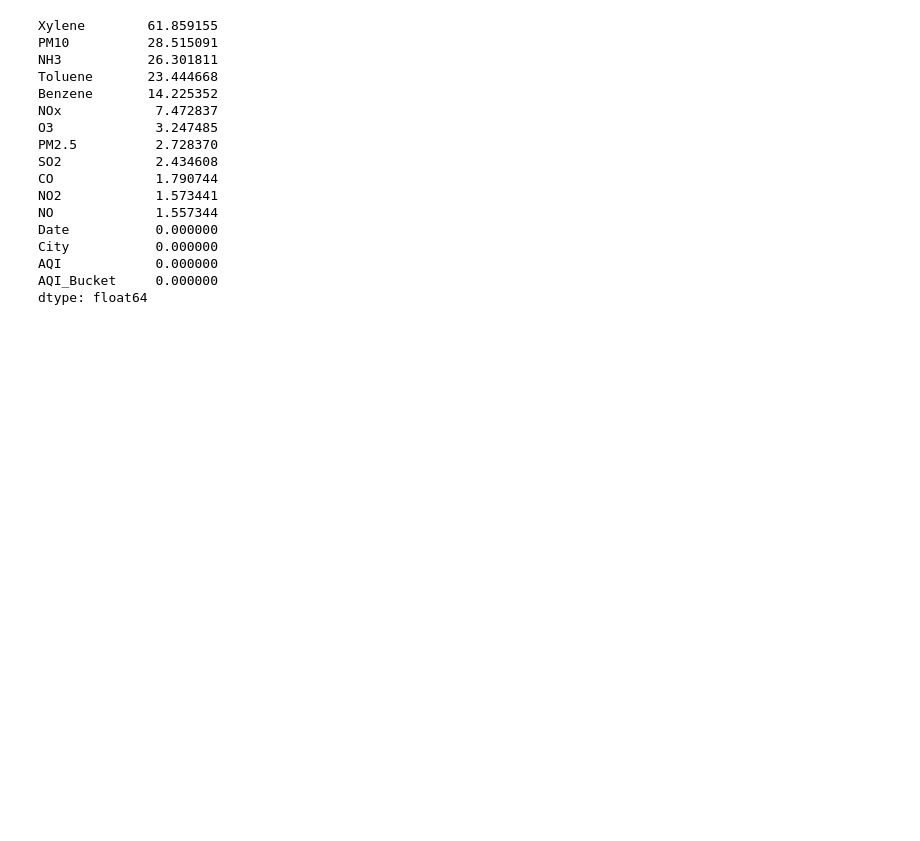
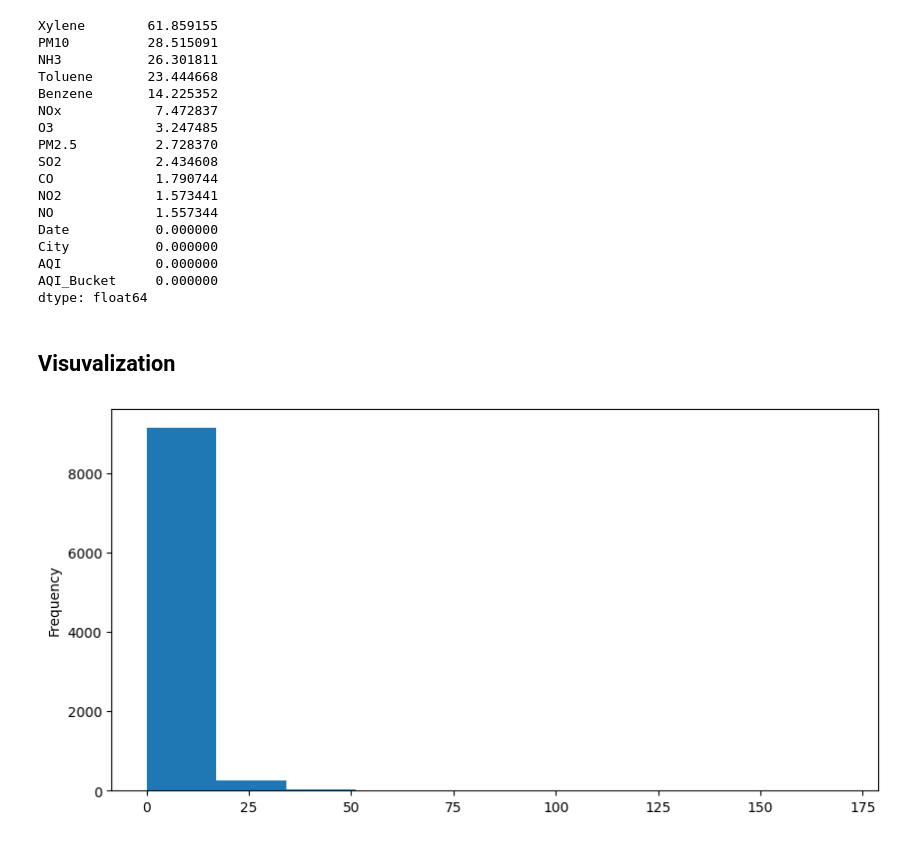
Before and after one commit to Prasanthkumar2004/AQL-Prediction-Model, a Jupyter notebook: AQI Prediction Model/AQI Model.ipynb, the cells around one changed output. Saved outputs shown, nothing was run; the diff lists cells and outputs as text; code cells hidden in the pictures; blank space fills up the shorter version.

```diff
--- a/AQI Prediction Model/AQI Model.ipynb
+++ b/AQI Prediction Model/AQI Model.ipynb
@@ -156,3 +156,11 @@ City           0.000000
 AQI            0.000000
 AQI_Bucket     0.000000
 dtype: float64
+# %% [markdown]
+## Visuvalization
+# %%
+df['Xylene'].plot(kind='hist',figsize=(10,5))
+plt.legend
+plt.show()
+# %% [output]
+[figure, added]
```
Also changed, not shown: parts of 34 cells of this notebook.
